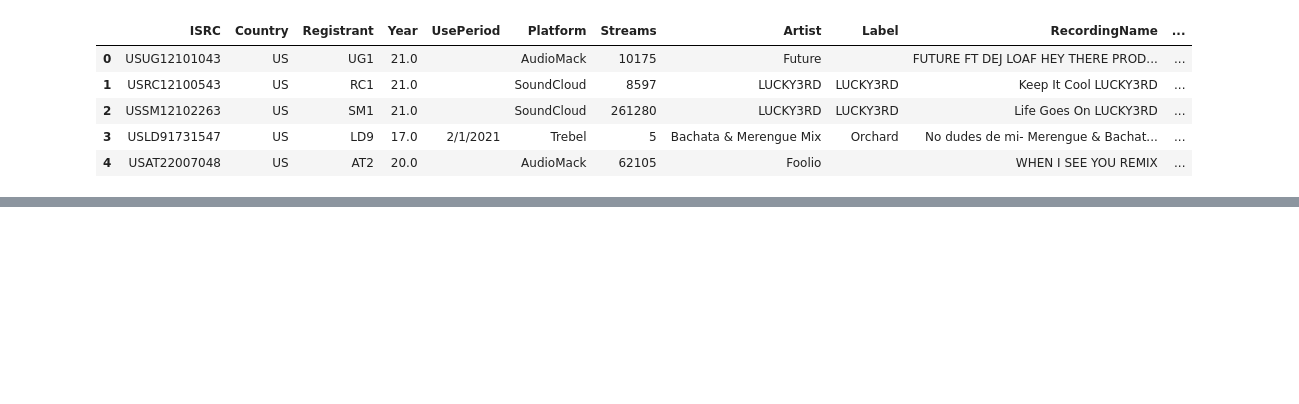
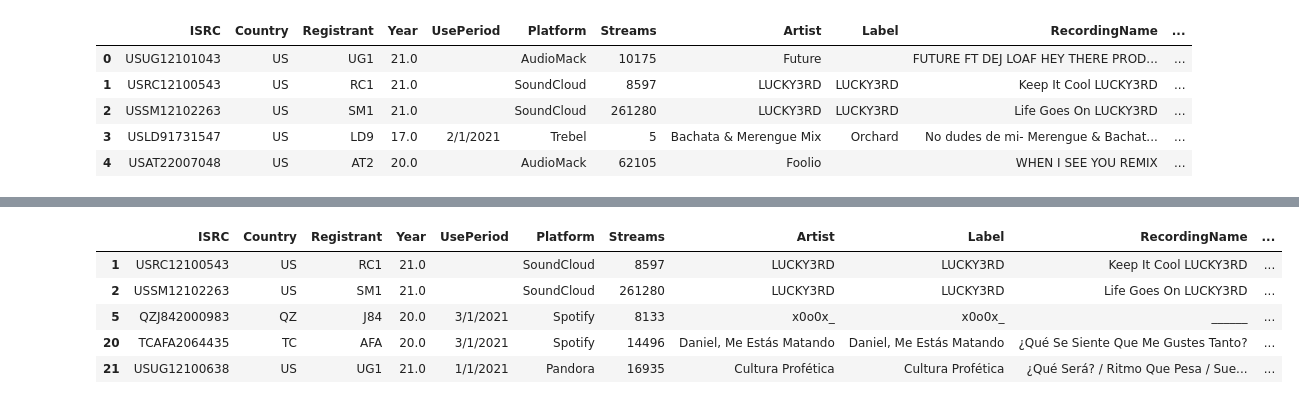
Before and after one commit to NSS-Data-Analytics-Cohort-6/mlc-project-count-dracula, a Jupyter notebook: Notebooks/MLC project.ipynb, the cells around one changed output, grey strips where cells are left out. Saved outputs shown, nothing was run; the diff lists cells and outputs as text; code cells hidden in the pictures; blank space fills up the shorter version.

```diff
--- a/Notebooks/MLC project.ipynb
+++ b/Notebooks/MLC project.ipynb
@@ -183,0 +203,10 @@ music_df.head()
+# %%
+indie = music_df[music_df['Artist'] == music_df['Label']]
+indie.head()
+# %% [output]
+|  | ISRC | Country | Registrant | Year | UsePeriod | Platform | Streams | Artist | Label | RecordingName | ... |
+| 1 | USRC12100543 | US | RC1 | 21.0 |  | SoundCloud | 8597 | LUCKY3RD | LUCKY3RD | Keep It Cool LUCKY3RD | ... |
+| 2 | USSM12102263 | US | SM1 | 21.0 |  | SoundCloud | 261280 | LUCKY3RD | LUCKY3RD | Life Goes On LUCKY3RD | ... |
+| 5 | QZJ842000983 | QZ | J84 | 20.0 | 3/1/2021 | Spotify | 8133 | x0o0x_ | x0o0x_ | ______ | ... |
+| 20 | TCAFA2064435 | TC | AFA | 20.0 | 3/1/2021 | Spotify | 14496 | Daniel, Me Estás Matando | Daniel, Me Estás Matando | ¿Qué Se Siente Que Me Gustes Tanto? | ... |
+| 21 | USUG12100638 | US | UG1 | 21.0 | 1/1/2021 | Pandora | 16935 | Cultura Profética | Cultura Profética | ¿Qué Será? / Ritmo Que Pesa / Sue... | ... |
```
Also changed, not shown: parts of 10 cells of this notebook.
